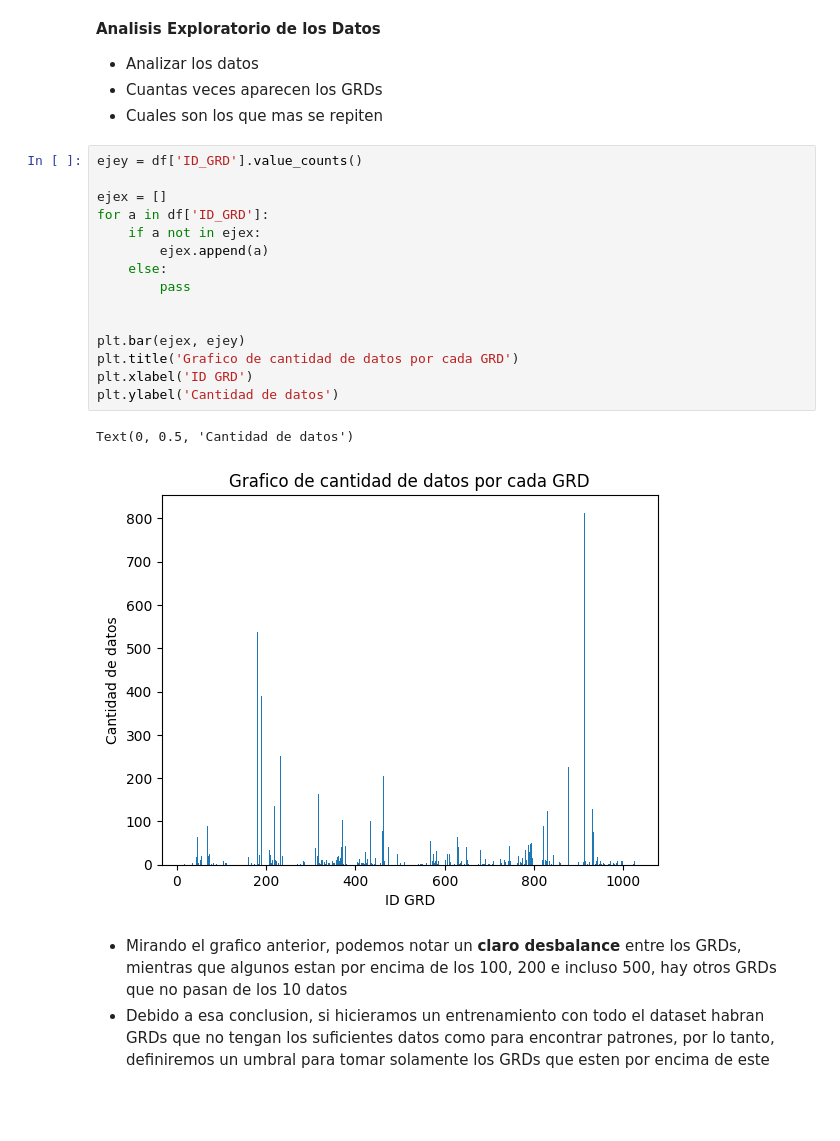
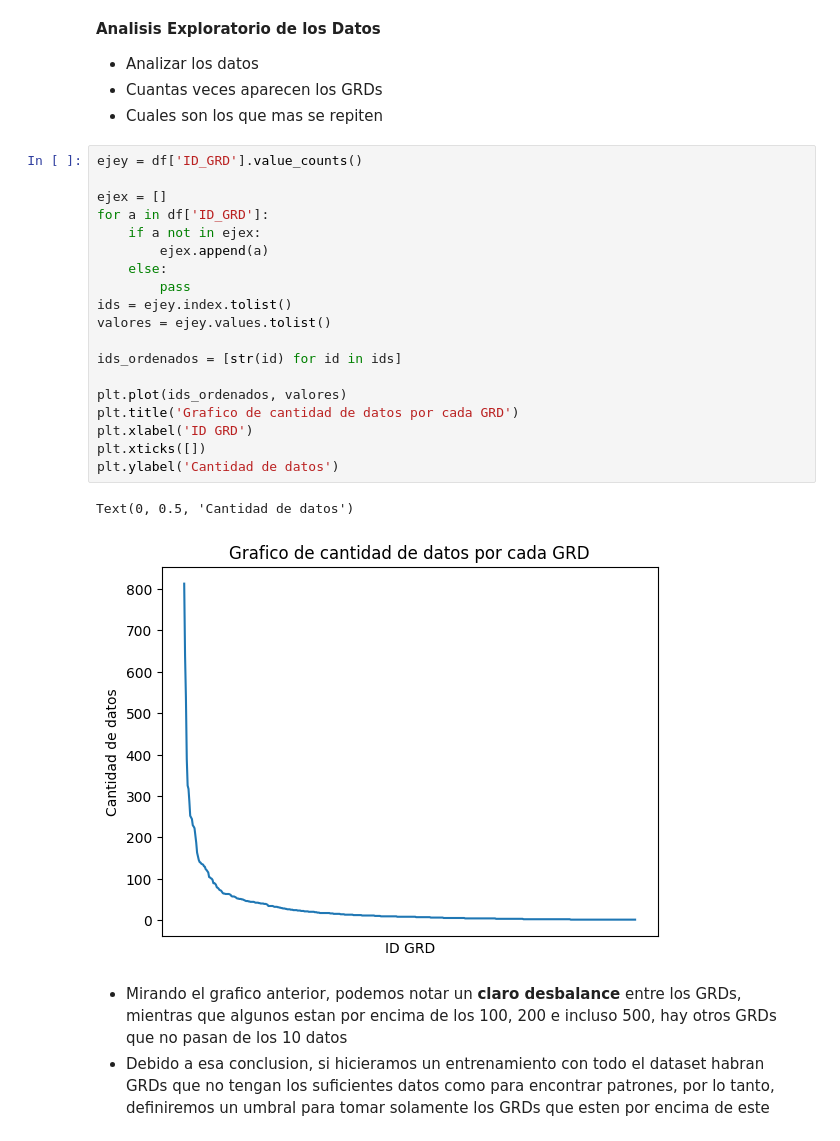
Before and after one commit to NicoElHulk/Proyecto1_ML, a Jupyter notebook: src/main.ipynb, the cells around one changed output. Drawn from its saved outputs; the diff is of its cells as text; blank space fills up the shorter version.

```diff
--- a/src/main.ipynb
+++ b/src/main.ipynb
@@ -177,21 +158,25 @@ display(df)
 # %%
 ejey = df['ID_GRD'].value_counts()
 
 ejex = []
 for a in df['ID_GRD']:
     if a not in ejex:
         ejex.append(a)
     else:
         pass
+ids = ejey.index.tolist()
+valores = ejey.values.tolist()
 
+ids_ordenados = [str(id) for id in ids]
 
-plt.bar(ejex, ejey)
+plt.plot(ids_ordenados, valores)
 plt.title('Grafico de cantidad de datos por cada GRD')
 plt.xlabel('ID GRD')
+plt.xticks([])
 plt.ylabel('Cantidad de datos')
 # %% [output]
 Text(0, 0.5, 'Cantidad de datos')
-[figure, old version]
+[figure, new version]
 # %% [markdown]
 - Mirando el grafico anterior, podemos notar un **claro desbalance** entre los GRDs, mientras que algunos estan por encima de los 100, 200 e incluso 500, hay otros GRDs que no pasan de los 10 datos
 - Debido a esa conclusion, si hicieramos un entrenamiento con todo el dataset habran GRDs que no tengan los suficientes datos como para encontrar patrones, por lo tanto, definiremos un umbral para tomar solamente los GRDs que esten por encima de este
```
Also changed, not shown: parts of 13 cells of this notebook.
